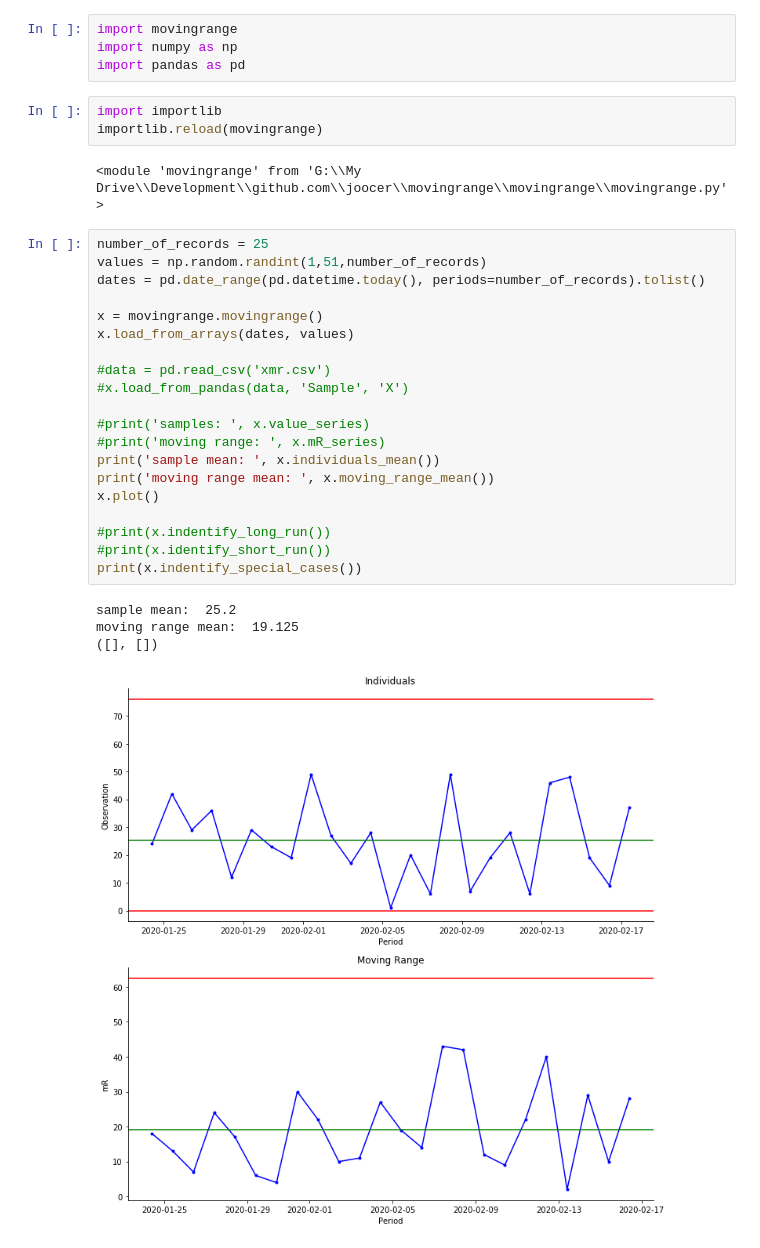
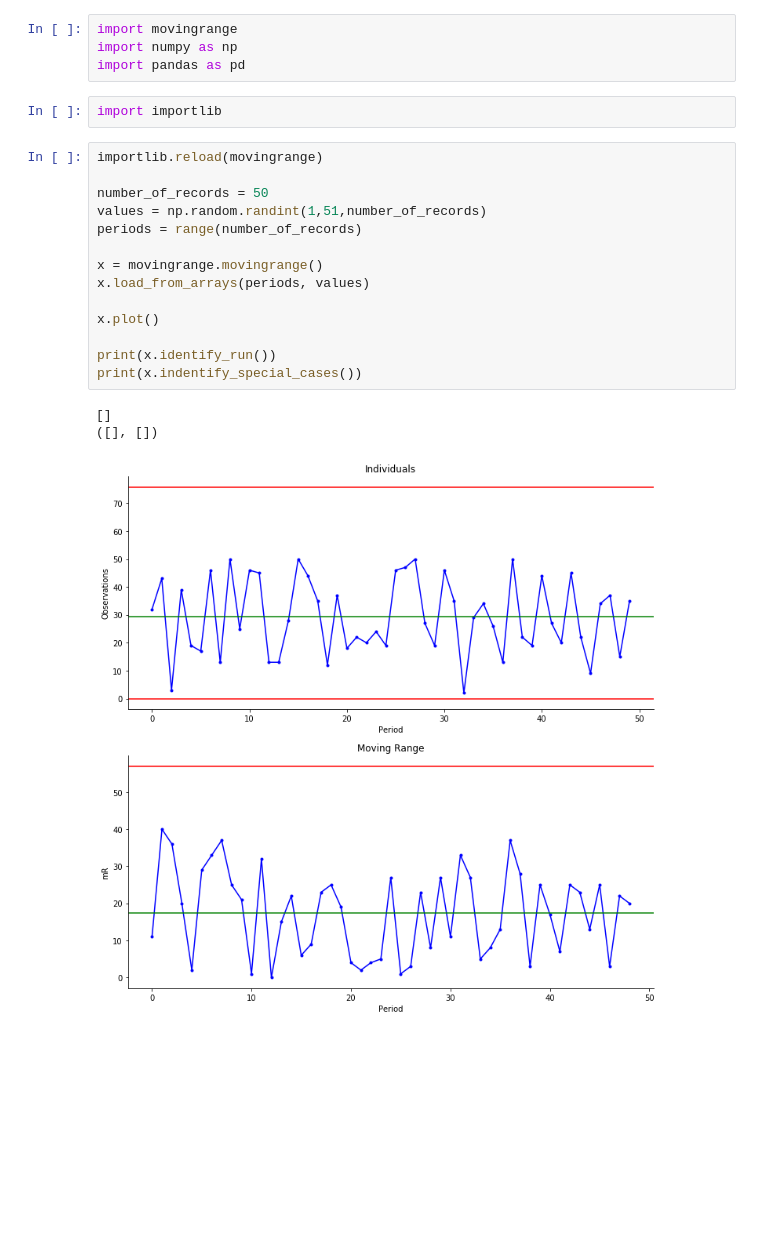
Before and after one commit to joocer/movingrange, a Jupyter notebook: examples/Moving Range Example.ipynb, the cells around one changed output. Drawn from its saved outputs; the diff is of its cells as text; blank space fills up the shorter version.

```diff
--- a/examples/Moving Range Example.ipynb
+++ b/examples/Moving Range Example.ipynb
@@ -10,31 +10,21 @@ import numpy as np
 import pandas as pd
 # %%
 import importlib
-importlib.reload(movingrange)
-# %% [output]
-<module 'movingrange' from 'G:\\My Drive\\Development\\github.com\\joocer\\movingrange\\movingrange\\movingrange.py'>
 # %%
-number_of_records = 25
+importlib.reload(movingrange)
+
+number_of_records = 50
 values = np.random.randint(1,51,number_of_records)
-dates = pd.date_range(pd.datetime.today(), periods=number_of_records).tolist()
+periods = range(number_of_records)
 
 x = movingrange.movingrange()
-x.load_from_arrays(dates, values)
+x.load_from_arrays(periods, values)
 
-#data = pd.read_csv('xmr.csv')
-#x.load_from_pandas(data, 'Sample', 'X')
-
-#print('samples: ', x.value_series)
-#print('moving range: ', x.mR_series)
-print('sample mean: ', x.individuals_mean())
-print('moving range mean: ', x.moving_range_mean())
 x.plot()
 
-#print(x.indentify_long_run())
-#print(x.identify_short_run())
+print(x.identify_run())
 print(x.indentify_special_cases())
 # %% [output]
-sample mean:  25.2
-moving range mean:  19.125
+[]
 ([], [])
-[figure, old version]
+[figure, new version]
```
Also changed, not shown: 1 other file.
